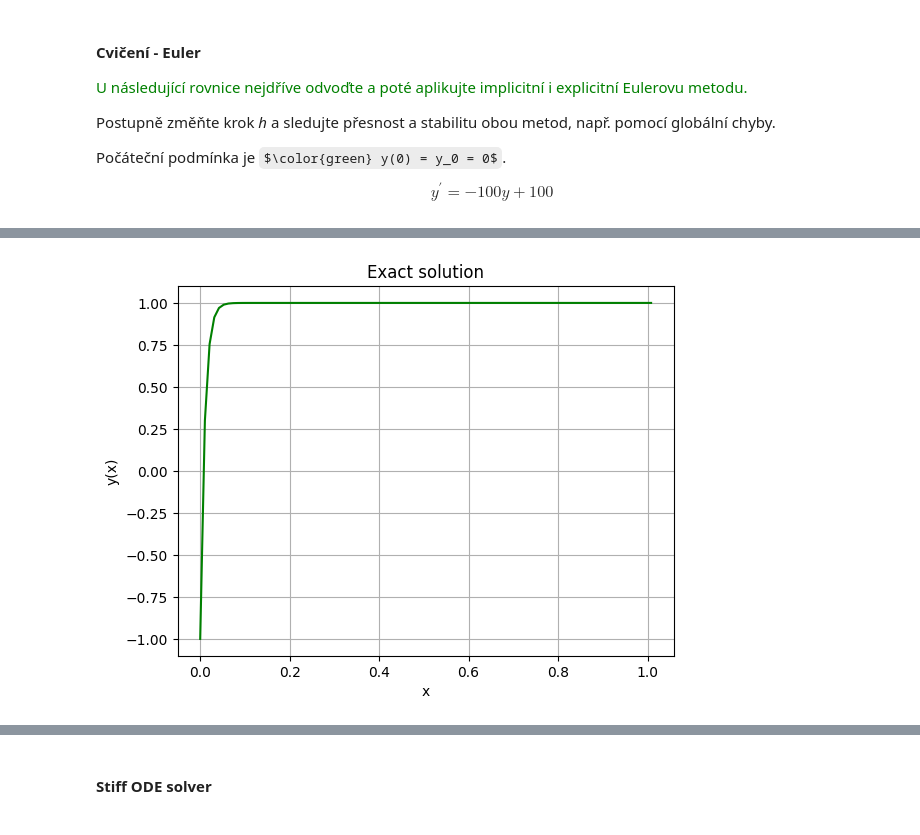
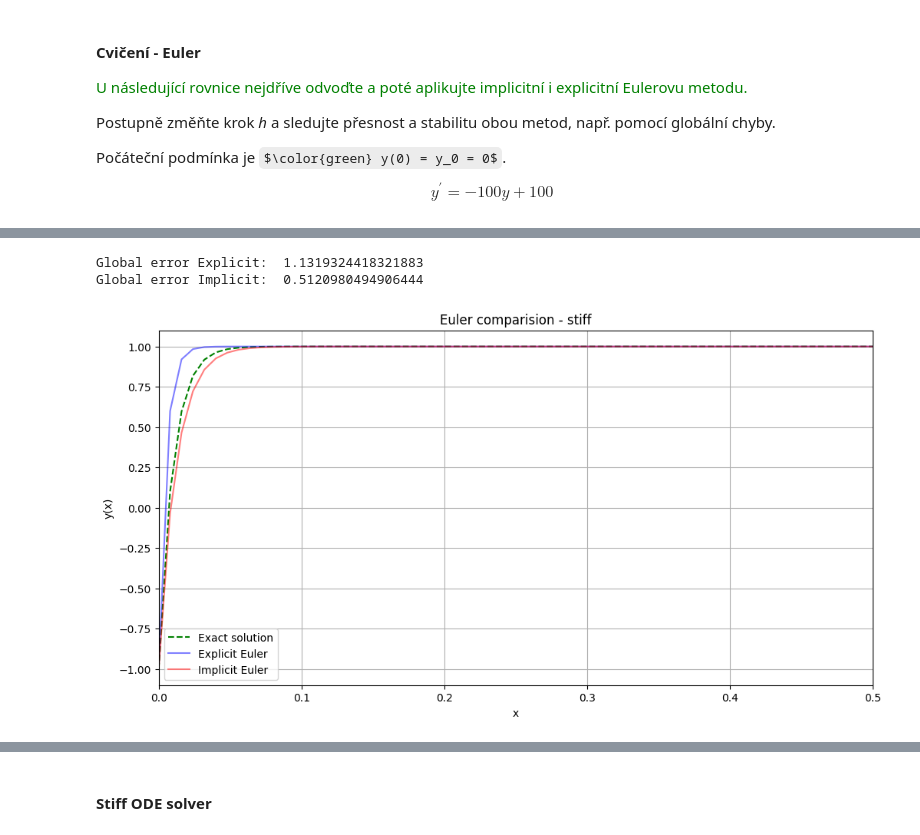
Before and after one commit to pkbcz/MSW2, a Jupyter notebook: 12 Diferencialni rovnice.ipynb, the cells around one changed output, grey strips where cells are left out. Saved outputs shown, nothing was run; the diff lists cells and outputs as text; code cells hidden in the pictures; some formulas as TeX source.

```diff
--- a/12 Diferencialni rovnice.ipynb
+++ b/12 Diferencialni rovnice.ipynb
@@ -1068,8 +1068,8 @@ def explicit_euler(f, xmin, xmax, dx, y0, label):       # funkce, od, do, dx, y0
     yexpl = np.zeros(len(x))
     yexpl[0] = y0
     for i in range(0, len(x) - 1):
-        yexpl[i+1] = yexpl[i] + dx*f(x[i], yexpl[i])
-    plt.plot(x, yexpl, 'b-', label=label)               # vykreslení
+        yexpl[i+1] = yexpl[i] + dx*f(x[i], yexpl[i])    # f zadána jako parametr
+    plt.plot(x, yexpl, 'b-', alpha = 0.5, label=label)               # vykreslení
     return yexpl
 
 
@@ -1087,7 +1087,7 @@ def implicit_euler(f, xmin, xmax, dx, y0, label):
     for i in range(0, len(x) - 1):
         yi_next = fixed_point_iteration(f, yimpl[i], x[i+1], dx, 10) # = yimpl[i+1] aprox
         yimpl[i+1] = yimpl[i] + dx*f(x[i+1], yi_next)
-    plt.plot(x, yimpl, 'r-', label=label)               # vykreslení
+    plt.plot(x, yimpl, 'r-', alpha = 0.5, label=label)               # vykreslení
     return yimpl
 
 def presne(xmin, xmax, dx, y0, label):                  # přesné řešení
@@ -1132,19 +1120,37 @@ plt.show()
 # %%
-# přesné řešení
+# Stiff - porovnání metod
 xmin=0
 xmax=1
-dx=0.0105
+dx=0.008
+#dx=0.0105
 
+model = lambda x, y: -100*y + 100
+
+# přesné řešení
 x = np.arange(xmin, xmax+dx, dx)
 f_exact = lambda x: 1 - 2*np.exp(-100*x)
 y_exact = f_exact(x)
 
-plt.plot(x, y_exact, 'g-')
+plt.figure(figsize=(12,6))
+plt.plot(x, y_exact, 'g--', label="Exact solution")
 
-plt.title('Exact solution')
+# Euler (explicitní)
+y_expl = explicit_euler(f=model, xmin=0, xmax=1, dx=dx, y0=-1, label="Explicit Euler")
+print("Global error Explicit: ", np.sum(np.abs(y_exact - y_expl)))
+
+# Euler implicitní
+y_impl = implicit_euler(f=model, xmin=0, xmax=1, dx=dx, y0=-1, label="Implicit Euler")
+print("Global error Implicit: ", np.sum(np.abs(y_exact - y_impl)))
+
+
+plt.title('Euler comparision - stiff')
 plt.xlabel('x')
 plt.ylabel('y(x)')
+plt.xlim(0,0.5)
 plt.grid()
+plt.legend()
 plt.show()
 # %% [output]
+Global error Explicit:  1.1319324418321883
+Global error Implicit:  0.5120980494906444
-[figure, old version]
+[figure, new version]
```
Also changed, not shown: parts of 13 cells of this notebook.
